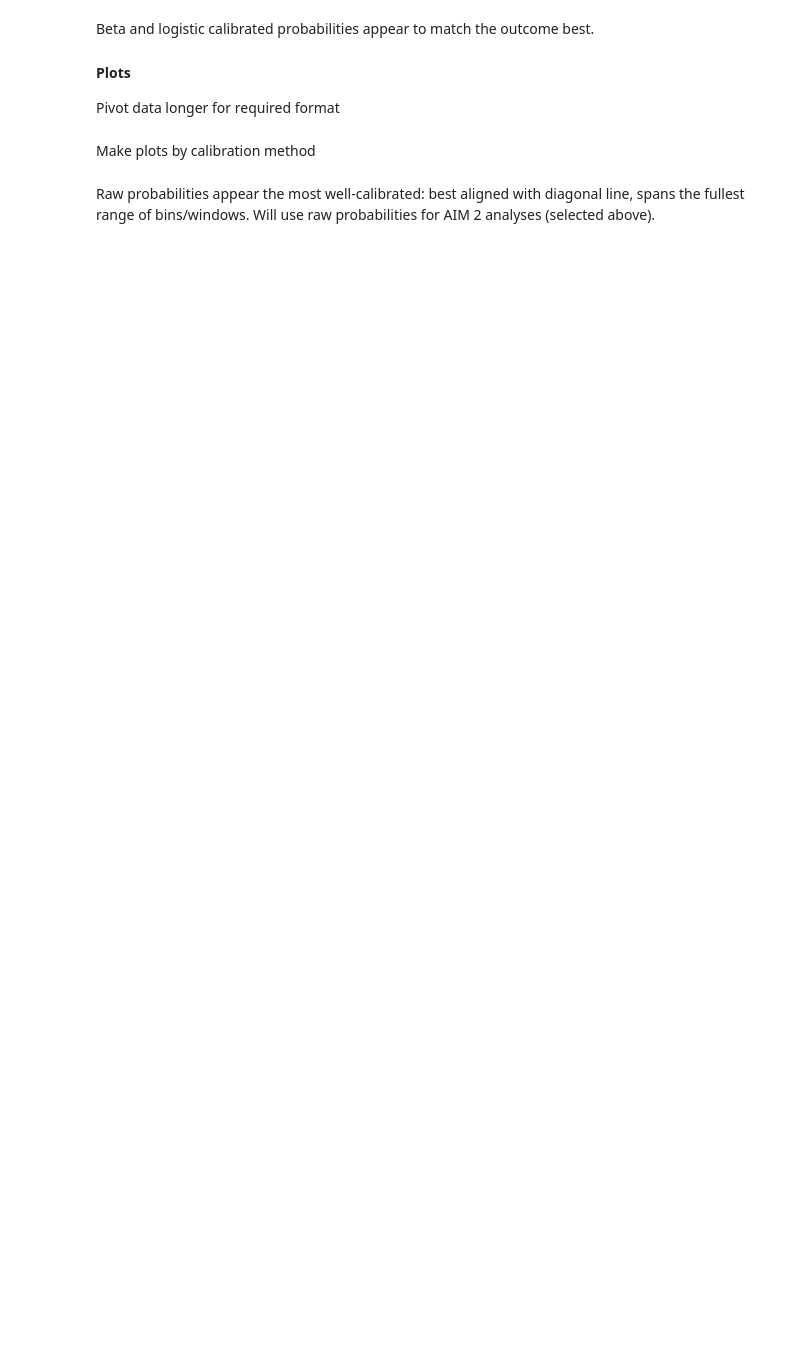
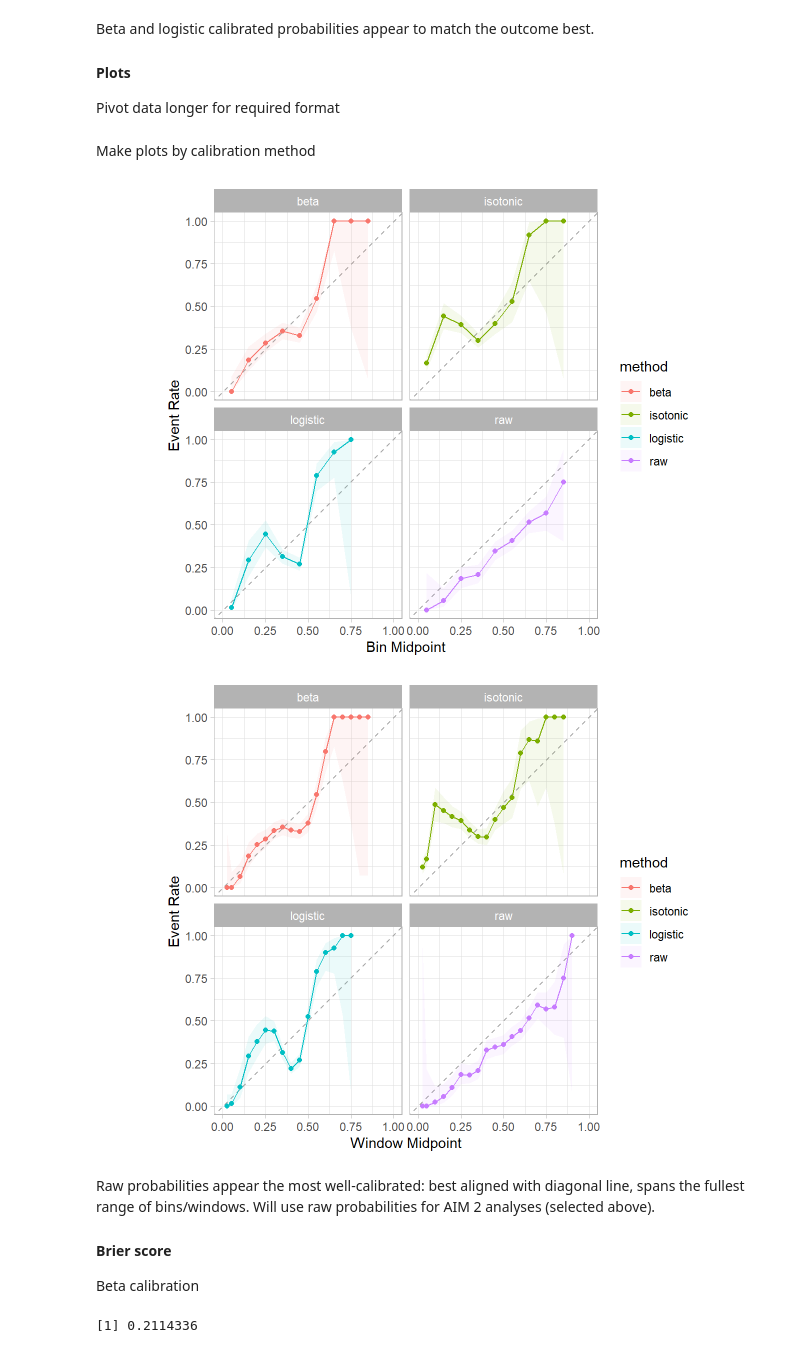
Before and after one commit to jjcurtin/study_match, a Jupyter notebook: notebooks/fit_final_model_4wk.out.ipynb, the cells around one changed output. Saved outputs shown, nothing was run; the diff lists cells and outputs as text; code cells hidden in the pictures; blank space fills up the shorter version.

```diff
--- a/notebooks/fit_final_model_4wk.out.ipynb
+++ b/notebooks/fit_final_model_4wk.out.ipynb
@@ -124,10 +123,10 @@ d <- format_data(d)
 
 rec <- build_recipe(d = d, config = best_config)
 
-rec_prepped <- rec |>
+rec_prepped_full <- rec |>
   prep(training = d, strings_as_factors = FALSE)
 
-feat_all <- rec_prepped |>
+feat_all <- rec_prepped_full |>
   bake(new_data = d)
 
 model_best <- fit_best_model(best_model = best_config,
@@ -321,10 +567,10 @@ d_aim_2 <- d |>
                             "combo_nrt"))) |>
   mutate(tx_match = if_else(tx_best == tx_rct, TRUE, FALSE)) |>
   left_join(d_outcomes, by = "subid") |>
-  select(-pp_hybrid_wk4_outcome, -pp_hybrid_wk1_outcome, -pp_hybrid_yr3_outcome) |> # already in there from d
+  select(-pp_hybrid_wk4_outcome, -pp_hybrid_wk1_outcome,
+         -pp_hybrid_yr3_outcome, -pp_hybrid_wk52_outcome) |>
   rename(outcome_rct_wk12 = pp_hybrid_wk12_outcome,
-         outcome_rct_wk26 = pp_hybrid_wk26_outcome,
-         outcome_rct_wk52 = pp_hybrid_wk52_outcome) |>
+         outcome_rct_wk26 = pp_hybrid_wk26_outcome) |>
   relocate(subid, tx_rct, tx_best, tx_match,
            prob_best, starts_with("outcome"), starts_with("prob"))
 
@@ -429,12 +696,19 @@ Make plots by calibration method
 # %%
 d_plot |>
   cal_plot_breaks(truth = outcome_rct_wk4,
                   estimate = .pred_abstinent,
                   .by = method)
-
-d_plot |>
-  cal_plot_windowed(truth = outcome_rct_wk4,
-                    estimate = .pred_abstinent,
-                    .by = method)
+# %% [output]
+[figure, added]
+[figure, added]
 # %% [markdown]
 Raw probabilities appear the most well-calibrated: best aligned with diagonal line, spans the fullest range of bins/windows. Will use raw probabilities for AIM 2 analyses (selected above).
+
+#### Brier score
+
+Beta calibration
+# %%
+brier_class_vec(truth = d_valid$outcome_rct_wk4,
+                estimate = d_valid$beta)
+# %% [output]
+[1] 0.2114336
```
Also changed, not shown: parts of 29 cells of this notebook, 14 other files.
